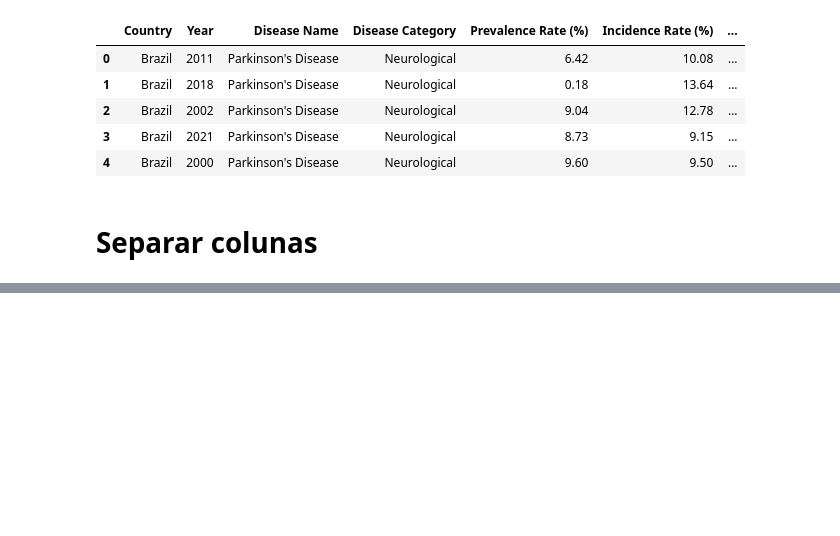
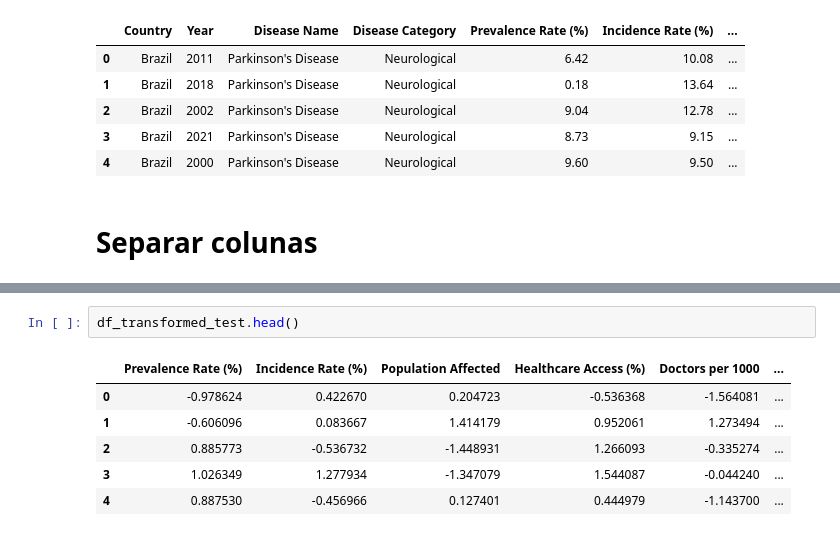
Before and after one commit to thiago2608santana/trees-ensembles, a Jupyter notebook: global_health_statistics.ipynb, the cells around one changed output, grey strips where cells are left out. Cells and saved outputs as stored; diff of their text form; blank space fills up the shorter version.

```diff
--- a/global_health_statistics.ipynb
+++ b/global_health_statistics.ipynb
@@ -80,0 +165,9 @@ colunas_alvo = 'Mortality Rate (%)'
+# %%
+df_transformed_test.head()
+# %% [output]
+|  | Prevalence Rate (%) | Incidence Rate (%) | Population Affected | Healthcare Access (%) | Doctors per 1000 | ... |
+| 0 | -0.978624 | 0.422670 | 0.204723 | -0.536368 | -1.564081 | ... |
+| 1 | -0.606096 | 0.083667 | 1.414179 | 0.952061 | 1.273494 | ... |
+| 2 | 0.885773 | -0.536732 | -1.448931 | 1.266093 | -0.335274 | ... |
+| 3 | 1.026349 | 1.277934 | -1.347079 | 1.544087 | -0.044240 | ... |
+| 4 | 0.887530 | -0.456966 | 0.127401 | 0.444979 | -1.143700 | ... |
```
Also changed, not shown: parts of 29 cells of this notebook.
